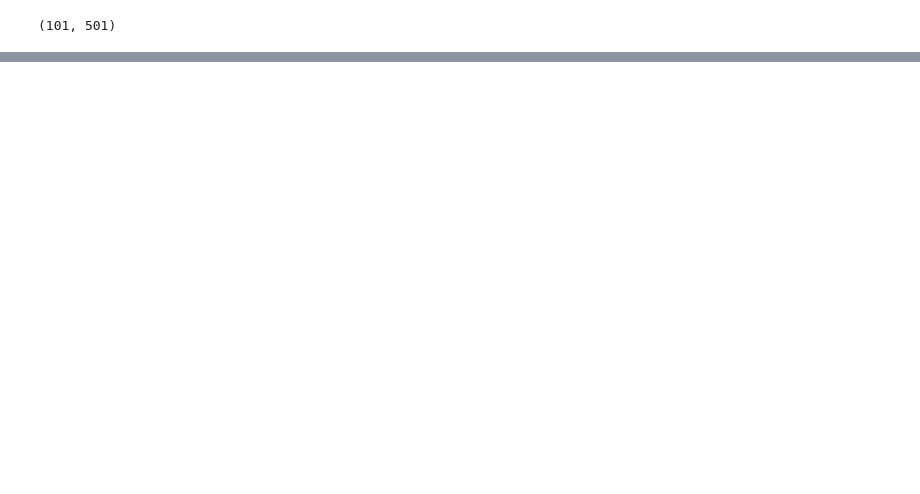
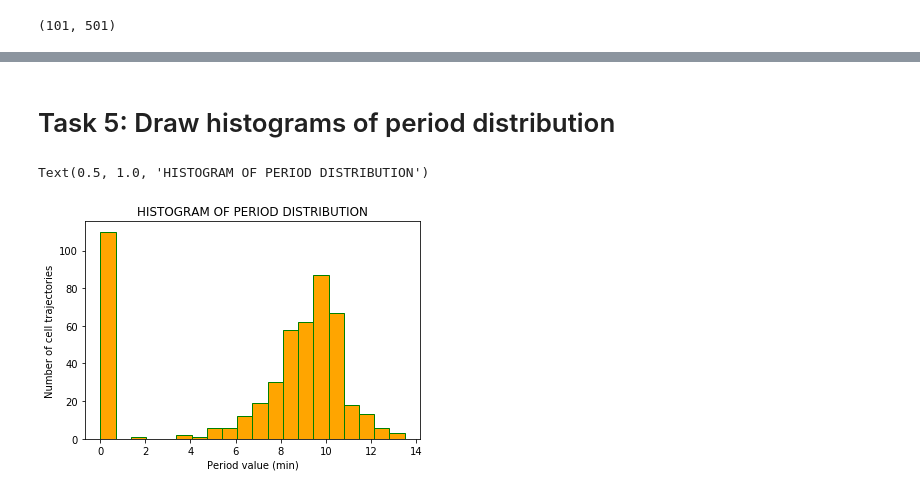
Before and after one commit to Oscar616161651651/OscarFdezBlanco_IntroToBioinformatics, a Jupyter notebook: Exam_3_Answers_Team14.ipynb, the cells around one changed output, grey strips where cells are left out. Saved outputs shown, nothing was run; the diff lists cells and outputs as text; code cells hidden in the pictures; blank space fills up the shorter version.

```diff
--- a/Exam_3_Answers_Team14.ipynb
+++ b/Exam_3_Answers_Team14.ipynb
@@ -163,0 +60,11 @@ lt[0][0]
+# %%
+from scipy.signal import find_peaks
+
+peak = []
+
+for i in range (0,501):
+    d = x[:,i]
+    peaks, _ = find_peaks(d, height =0)
+    peak.append(peaks)
+
+peak
@@ -163,0 +73,32 @@ lt[0][0]
+# %%
+amplitude=np.zeros(501)
+
+for i in range (0,501):
+    d = x[:,i]
+    amplitude[i]=np.mean(d[peaks])
+    amplitude = np.nan_to_num(amplitude)
+
+amplitude
+# %%
+period=[]
+
+for i in range (0,501):
+    difvector=[]
+    for j in range(len(peak[i])-1): # Calculate periods manually.
+        dif = (peak[i][j+1]-peak[i][j])
+        difvector.append(dif)
+    period.append(np.mean(difvector))
+
+periodtime = np.array(period)
+periodtime = np.nan_to_num(periodtime) # Transform NAN to 0.
+periodtime
+# %% [markdown]
+# Task 5: Draw histograms of period distribution
+# %%
+plotter.hist(periodtime, bins=20, alpha=1, histtype='bar', color='orange', edgecolor='g')
+plotter.xlabel('Period value (min)')
+plotter.ylabel('Number of cell trajectories')
+plotter.title('HISTOGRAM OF PERIOD DISTRIBUTION')
+# %% [output]
+Text(0.5, 1.0, 'HISTOGRAM OF PERIOD DISTRIBUTION')
+[figure, added]
```
Also changed, not shown: parts of 22 cells of this notebook.
